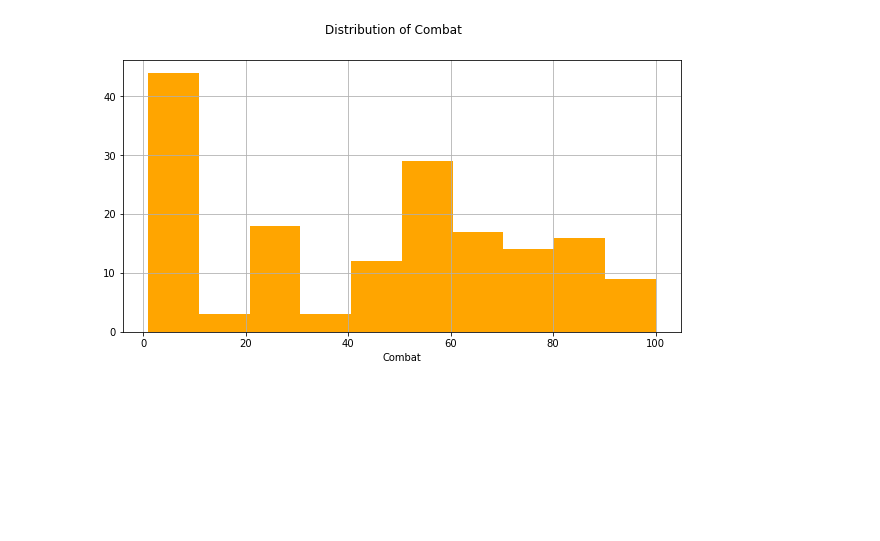
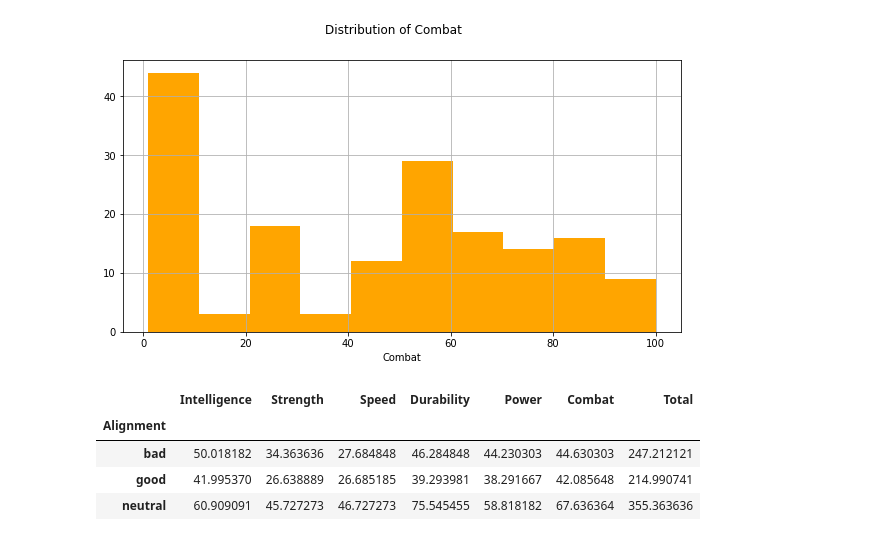
Before and after one commit to devonserrao/heroes-and-villains-data, a Jupyter notebook: Heroes and Villains Python Project.ipynb, the cells around one changed output. Drawn from its saved outputs; the diff is of its cells as text; code cells hidden in the pictures; blank space fills up the shorter version.

Commit message:
Added bonus cell to reveal the average statistics of bad, good and neutral aligned characters

```diff
--- a/Heroes and Villains Python Project.ipynb
+++ b/Heroes and Villains Python Project.ipynb
@@ -279,0 +285,10 @@ Text(0.5, 0, 'Combat')
+# %%
+# Show average stats of superheroes and villains and neutral characters
+df[['Alignment', 'Power']].groupby('Alignment').mean()
+df.groupby('Alignment').mean()
+# %% [output]
+|  | Intelligence | Strength | Speed | Durability | Power | Combat | Total |
+| Alignment |  |  |  |  |  |  |  |
+| bad | 50.018182 | 34.363636 | 27.684848 | 46.284848 | 44.230303 | 44.630303 | 247.212121 |
+| good | 41.995370 | 26.638889 | 26.685185 | 39.293981 | 38.291667 | 42.085648 | 214.990741 |
+| neutral | 60.909091 | 45.727273 | 46.727273 | 75.545455 | 58.818182 | 67.636364 | 355.363636 |
```
Also changed, not shown: parts of 1 cell of this notebook.
